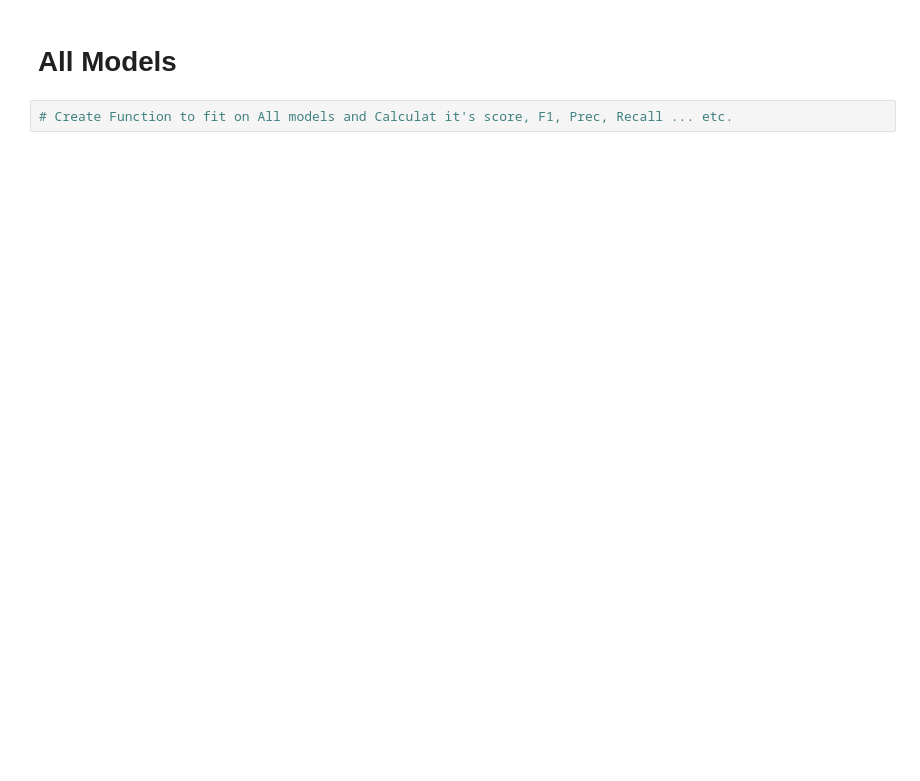
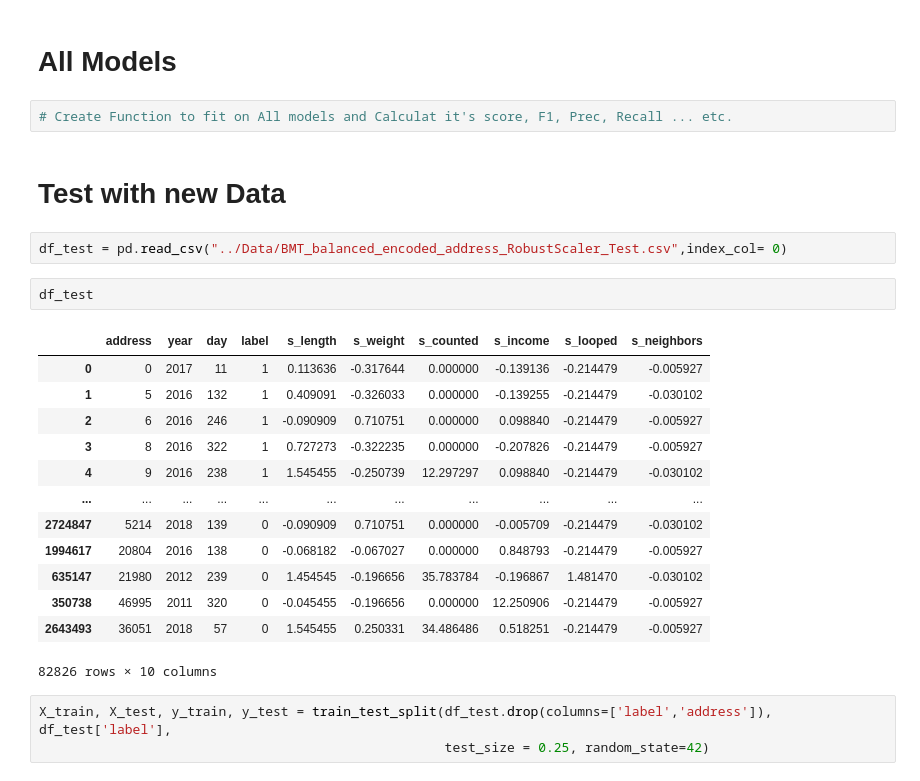
Before and after one commit to SDAIA-T5-Projects/-Ransomware-Transactions-Detection, a Jupyter notebook: Code/Model_experiments.ipynb, the cells around one changed output. Saved outputs shown, nothing was run; the diff lists cells and outputs as text; blank space fills up the shorter version.

Commit message:
test on new model and new dataset

```diff
--- a/Code/Model_experiments.ipynb
+++ b/Code/Model_experiments.ipynb
@@ -254,3 +248,26 @@ F-Score =  0.8488
 # All Models
 # %%
 # Create Function to fit on All models and Calculat it's score, F1, Prec, Recall ... etc.
+# %% [markdown]
+# Test with new Data
+# %%
+df_test = pd.read_csv("../Data/BMT_balanced_encoded_address_RobustScaler_Test.csv",index_col= 0)
+# %%
+df_test
+# %% [output]
+|  | address | year | day | label | s_length | s_weight | s_counted | s_income | s_looped | s_neighbors |
+| 0 | 0 | 2017 | 11 | 1 | 0.113636 | -0.317644 | 0.000000 | -0.139136 | -0.214479 | -0.005927 |
+| 1 | 5 | 2016 | 132 | 1 | 0.409091 | -0.326033 | 0.000000 | -0.139255 | -0.214479 | -0.030102 |
+| 2 | 6 | 2016 | 246 | 1 | -0.090909 | 0.710751 | 0.000000 | 0.098840 | -0.214479 | -0.005927 |
+| 3 | 8 | 2016 | 322 | 1 | 0.727273 | -0.322235 | 0.000000 | -0.207826 | -0.214479 | -0.005927 |
+| 4 | 9 | 2016 | 238 | 1 | 1.545455 | -0.250739 | 12.297297 | 0.098840 | -0.214479 | -0.030102 |
+| ... | ... | ... | ... | ... | ... | ... | ... | ... | ... | ... |
+| 2724847 | 5214 | 2018 | 139 | 0 | -0.090909 | 0.710751 | 0.000000 | -0.005709 | -0.214479 | -0.030102 |
+| 1994617 | 20804 | 2016 | 138 | 0 | -0.068182 | -0.067027 | 0.000000 | 0.848793 | -0.214479 | -0.005927 |
+| 635147 | 21980 | 2012 | 239 | 0 | 1.454545 | -0.196656 | 35.783784 | -0.196867 | 1.481470 | -0.030102 |
+| 350738 | 46995 | 2011 | 320 | 0 | -0.045455 | -0.196656 | 0.000000 | 12.250906 | -0.214479 | -0.005927 |
+| 2643493 | 36051 | 2018 | 57 | 0 | 1.545455 | 0.250331 | 34.486486 | 0.518251 | -0.214479 | -0.005927 |
+82826 rows × 10 columns
+# %%
+X_train, X_test, y_train, y_test = train_test_split(df_test.drop(columns=['label','address']), df_test['label'],
+                                                    test_size = 0.25, random_state=42)
```
Also changed, not shown: parts of 32 cells of this notebook, 3 other files.
